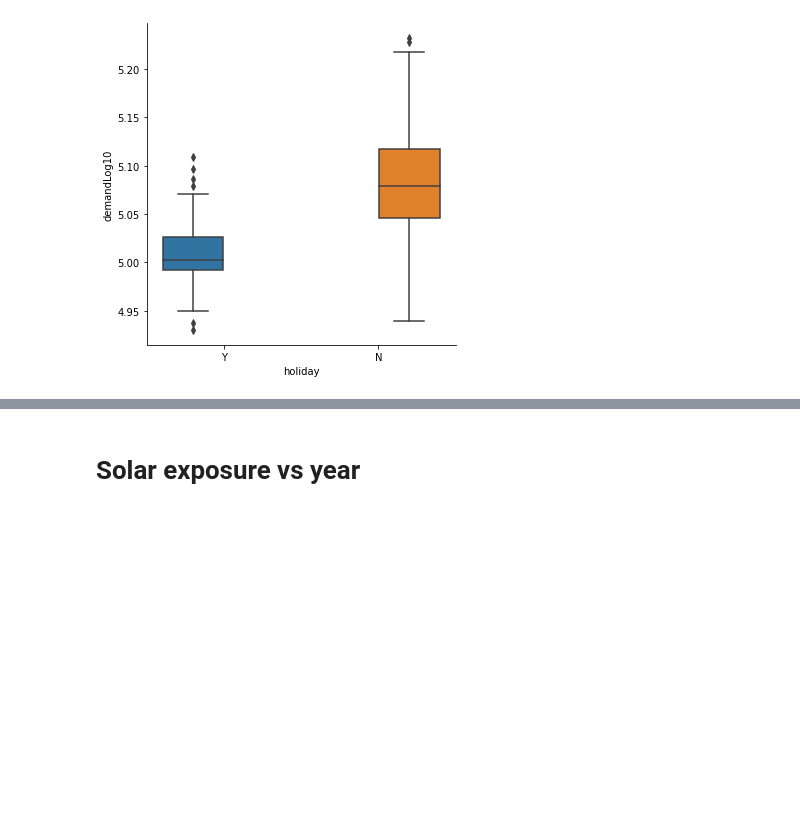
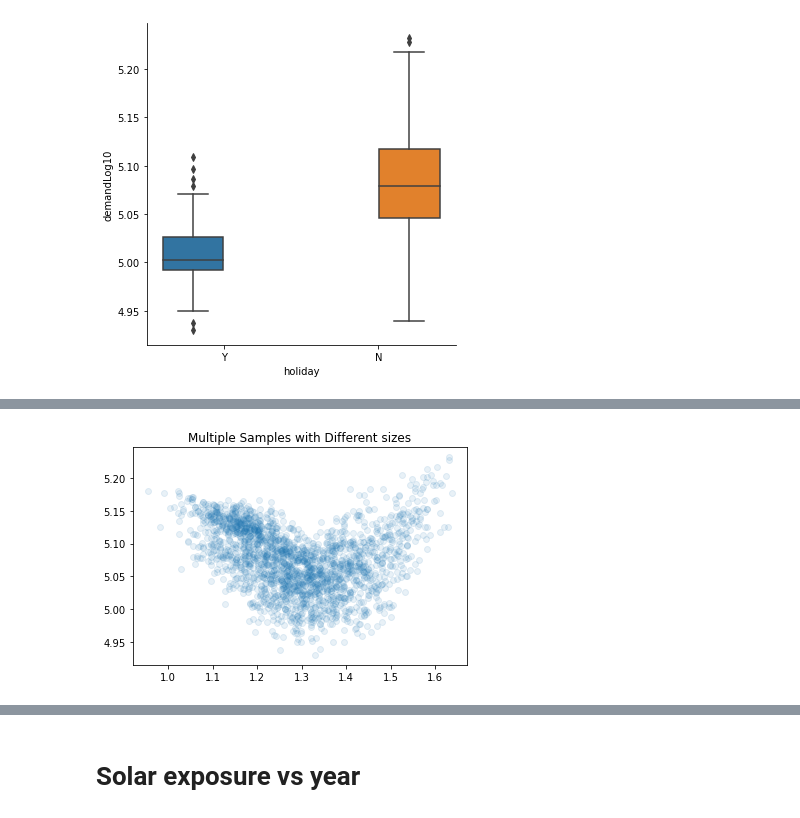
Before and after one commit to shlondon/ElectricityMarket-DataCamp, a Jupyter notebook: BrainStorm.ipynb, the cells around one changed output, grey strips where cells are left out. Drawn from its saved outputs; the diff is of its cells as text; code cells hidden in the pictures; blank space fills up the shorter version.

```diff
--- a/BrainStorm.ipynb
+++ b/BrainStorm.ipynb
@@ -631,0 +657,8 @@ sns.catplot(x='holiday', y='demandLog10', hue='holiday', data=df, kind='box')
+# %%
+fig7, ax7 = plt.subplots()
+ax7.set_title('Multiple Samples with Different sizes')
+ax7.scatter(df.max_temperatureLog10, df.demandLog10, alpha=0.1)
+
+plt.show()
+# %% [output]
+[figure, added]
```
Also changed, not shown: parts of 7 cells of this notebook, 1 other file.
